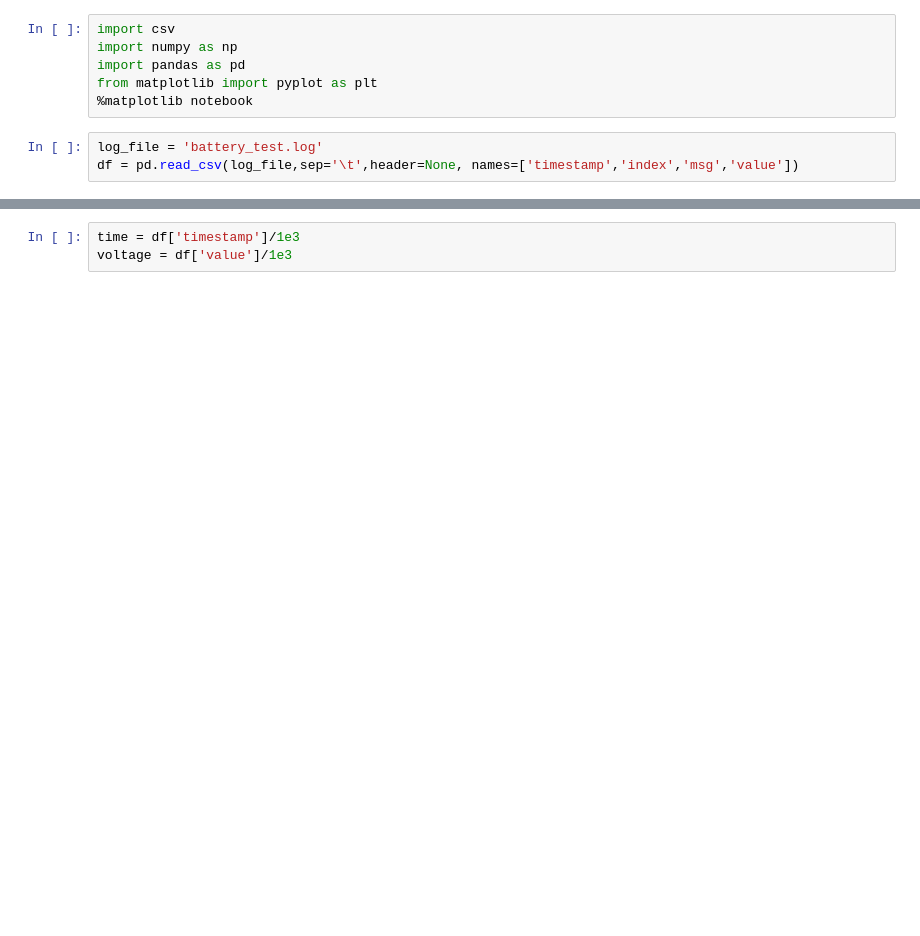
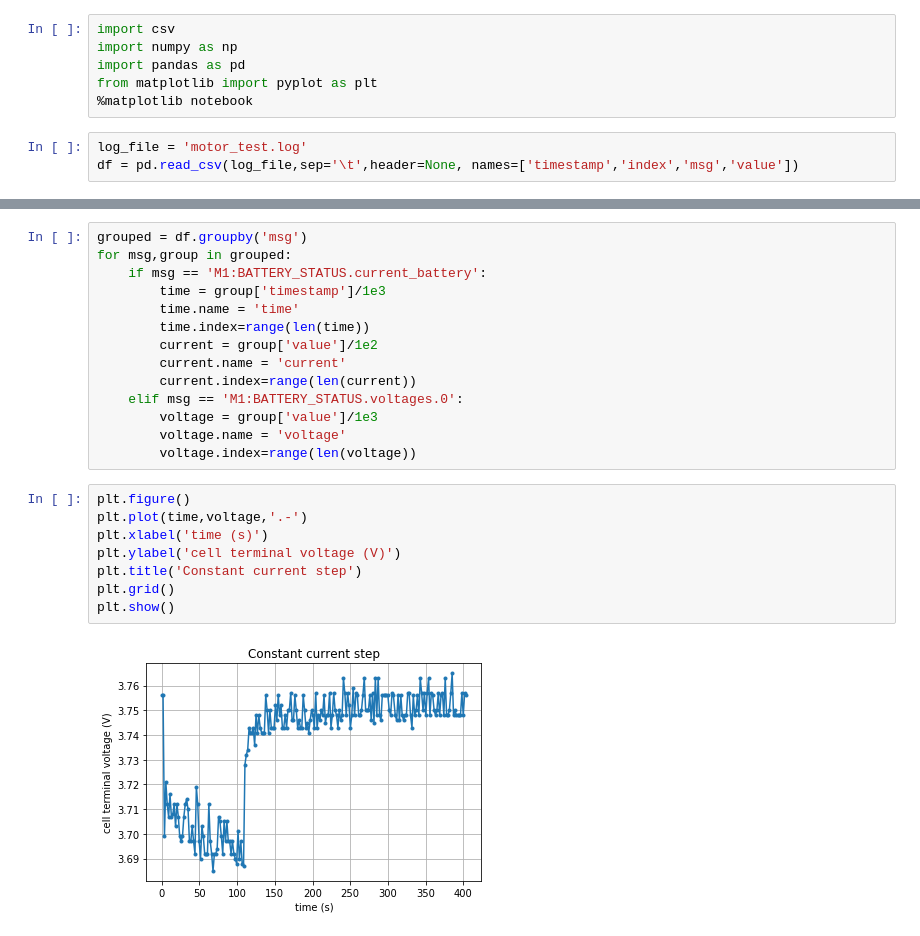
Before and after one commit to lucasschn/LogAnalysis, a Jupyter notebook: Battery/Equivalent Circuit Parameters Estimation.ipynb, the cells around one changed output, grey strips where cells are left out. Saved outputs shown, nothing was run; the diff lists cells and outputs as text; blank space fills up the shorter version.

Commit message:
Estimated Equivalent circuit parameters and created logbook for SOC OCV curve estimation

```diff
--- a/Battery/Equivalent Circuit Parameters Estimation.ipynb
+++ b/Battery/Equivalent Circuit Parameters Estimation.ipynb
@@ -5,5 +5,5 @@ import pandas as pd
 from matplotlib import pyplot as plt
 %matplotlib notebook
 # %%
-log_file = 'battery_test.log'
+log_file = 'motor_test.log'
 df = pd.read_csv(log_file,sep='\t',header=None, names=['timestamp','index','msg','value'])
@@ -10,3 +28,24 @@ df = pd.read_csv(log_file,sep='\t',header=None, names=['timestamp','index','msg'
-# %%
-time = df['timestamp']/1e3
-voltage = df['value']/1e3
+# %%
+grouped = df.groupby('msg')
+for msg,group in grouped:
+    if msg == 'M1:BATTERY_STATUS.current_battery':
+        time = group['timestamp']/1e3
+        time.name = 'time'
+        time.index=range(len(time))
+        current = group['value']/1e2
+        current.name = 'current'
+        current.index=range(len(current))
+    elif msg == 'M1:BATTERY_STATUS.voltages.0':
+        voltage = group['value']/1e3
+        voltage.name = 'voltage'
+        voltage.index=range(len(voltage))
+# %%
+plt.figure()
+plt.plot(time,voltage,'.-')
+plt.xlabel('time (s)')
+plt.ylabel('cell terminal voltage (V)')
+plt.title('Constant current step')
+plt.grid()
+plt.show()
+# %% [output]
+[figure, added]
```
Also changed, not shown: parts of 14 cells of this notebook, 2 other files.
